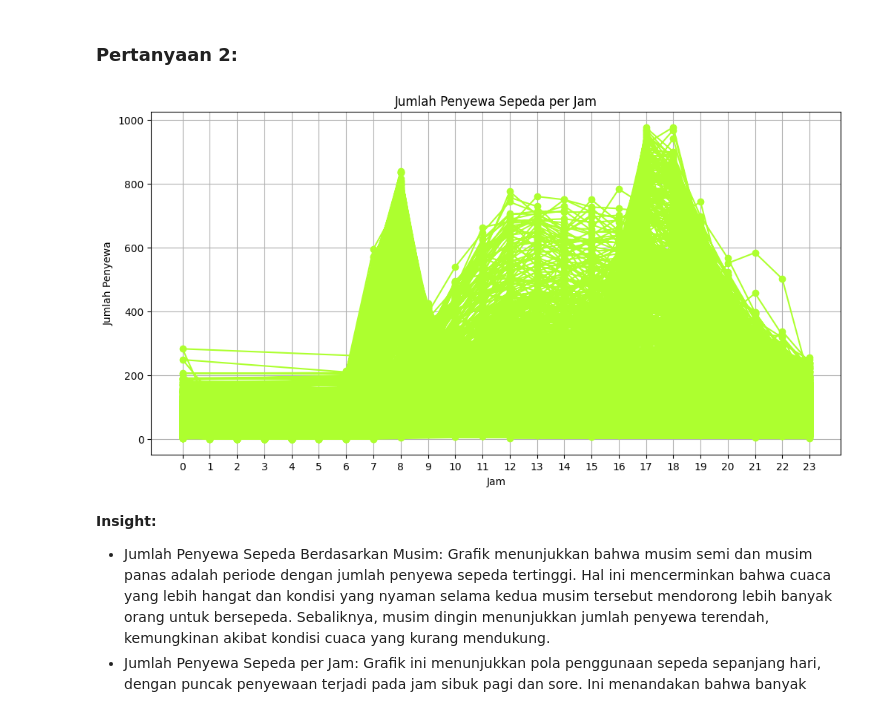
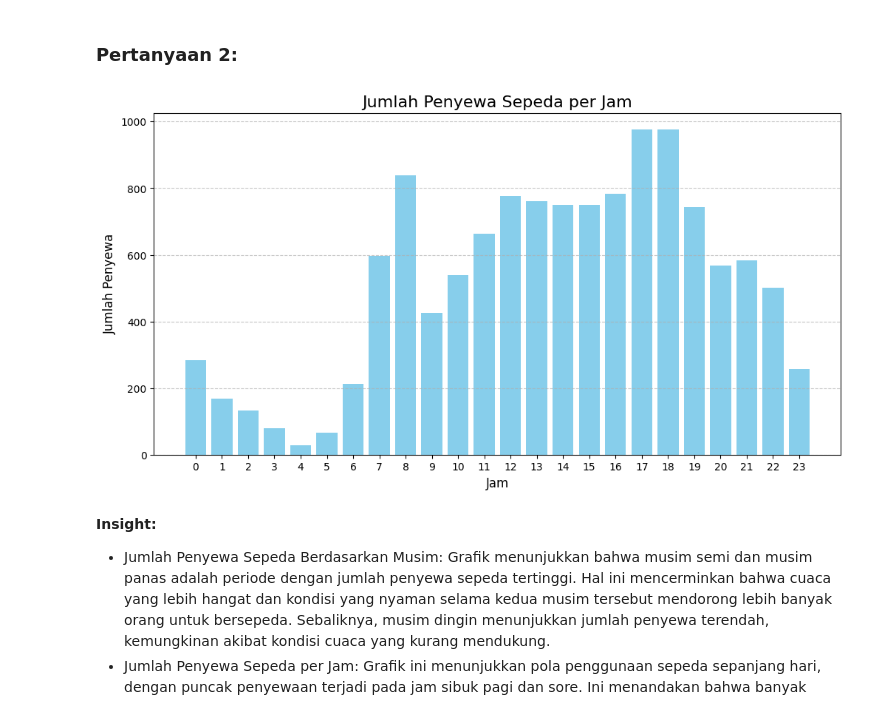
Before and after one commit to carlo366/proyek_analisis_data, a Jupyter notebook: notebook.ipynb, the cells around one changed output. Saved outputs shown, nothing was run; the diff lists cells and outputs as text; code cells hidden in the pictures.

```diff
--- a/notebook.ipynb
+++ b/notebook.ipynb
@@ -289,17 +228,16 @@ plt.show()
 ### Pertanyaan 2:
 # %%
 hour_df = pd.read_csv("/content/sample_data/hour.csv")
-
 plt.figure(figsize=(12, 6))
-plt.plot(hour_df['hr'], hour_df['cnt'], color='greenyellow', marker='o')
-plt.title('Jumlah Penyewa Sepeda per Jam')
-plt.xlabel('Jam')
-plt.ylabel('Jumlah Penyewa')
-plt.xticks(range(0, 24))
-plt.grid()
+plt.bar(hour_df['hr'], hour_df['cnt'], color='skyblue')
+plt.title('Jumlah Penyewa Sepeda per Jam', fontsize=16)
+plt.xlabel('Jam', fontsize=12)
+plt.ylabel('Jumlah Penyewa', fontsize=12)
+plt.xticks(range(0, 24))  # Menampilkan setiap jam (0-23)
+plt.grid(axis='y', linestyle='--', alpha=0.7)  # Menambahkan grid horizontal untuk keterbacaan
 plt.show()
 # %% [output]
-[figure, old version]
+[figure, new version]
 # %% [markdown]
 **Insight:**
 - Jumlah Penyewa Sepeda Berdasarkan Musim: Grafik menunjukkan bahwa musim semi dan musim panas adalah periode dengan jumlah penyewa sepeda tertinggi. Hal ini mencerminkan bahwa cuaca yang lebih hangat dan kondisi yang nyaman selama kedua musim tersebut mendorong lebih banyak orang untuk bersepeda. Sebaliknya, musim dingin menunjukkan jumlah penyewa terendah, kemungkinan akibat kondisi cuaca yang kurang mendukung.
```
Also changed, not shown: parts of 23 cells of this notebook, 2 other files.
